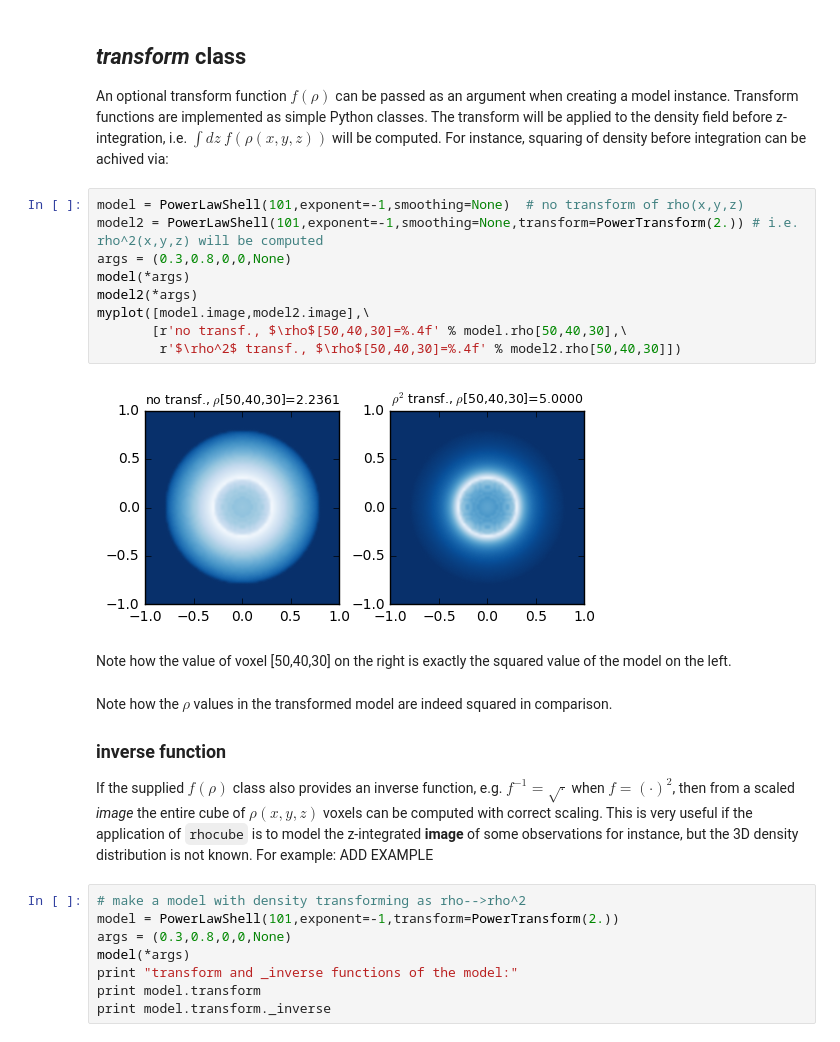
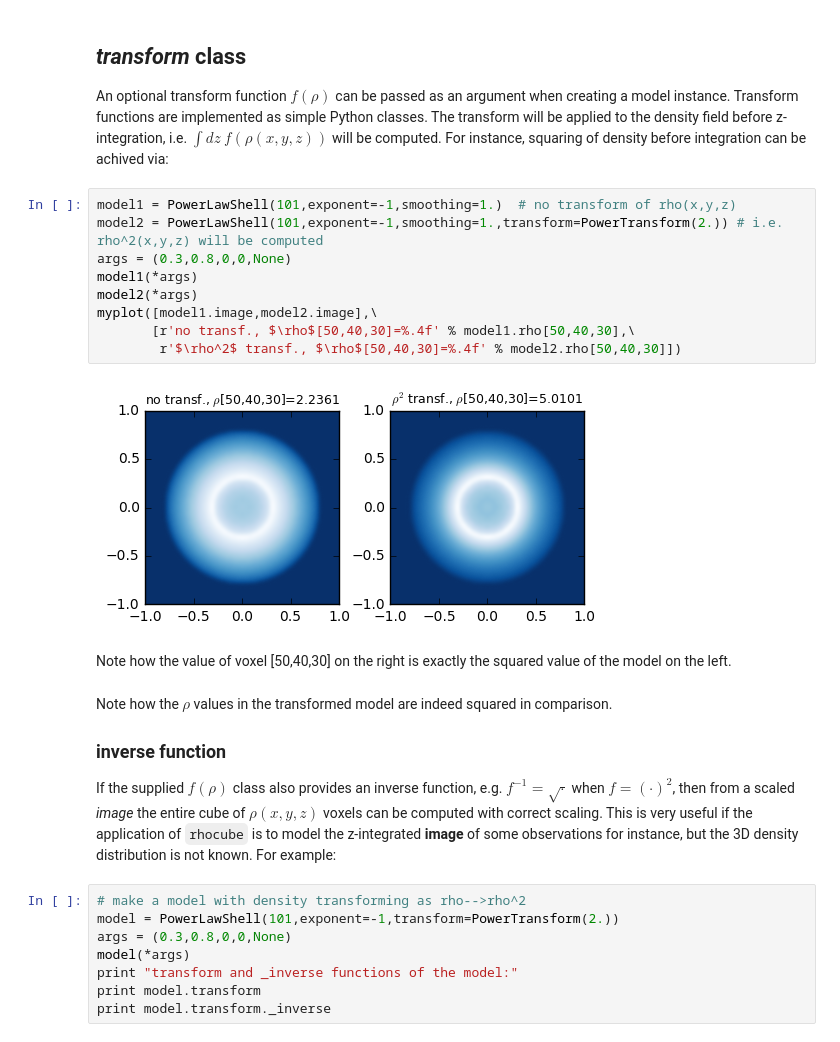
Before and after one commit to rnikutta/rhocube, a Jupyter notebook: rhocube.ipynb, the cells around one changed output. Saved outputs shown, nothing was run; the diff lists cells and outputs as text.

```diff
--- a/rhocube.ipynb
+++ b/rhocube.ipynb
@@ -151,23 +168,23 @@ p.plot(N.linspace(-1,1,model.npix),model.image[model.npix/2,:]) # plot the profi
 ## *transform* class
 An optional transform function $f(\rho)$ can be passed as an argument when creating a model instance. Transform functions are implemented as simple Python classes. The transform will be applied to the density field before z-integration, i.e. $\int dz\ f(\rho(x,y,z))$ will be computed. For instance, squaring of density before integration can be achived via:
 # %%
-model = PowerLawShell(101,exponent=-1,smoothing=None)  # no transform of rho(x,y,z)
-model2 = PowerLawShell(101,exponent=-1,smoothing=None,transform=PowerTransform(2.)) # i.e. rho^2(x,y,z) will be computed
+model1 = PowerLawShell(101,exponent=-1,smoothing=1.)  # no transform of rho(x,y,z)
+model2 = PowerLawShell(101,exponent=-1,smoothing=1.,transform=PowerTransform(2.)) # i.e. rho^2(x,y,z) will be computed
 args = (0.3,0.8,0,0,None)
-model(*args)
+model1(*args)
 model2(*args)
-myplot([model.image,model2.image],\
-       [r'no transf., $\rho$[50,40,30]=%.4f' % model.rho[50,40,30],\
+myplot([model1.image,model2.image],\
+       [r'no transf., $\rho$[50,40,30]=%.4f' % model1.rho[50,40,30],\
         r'$\rho^2$ transf., $\rho$[50,40,30]=%.4f' % model2.rho[50,40,30]])
 # %% [output]
-[figure, old version]
+[figure, new version]
 # %% [markdown]
 Note how the value of voxel [50,40,30] on the right is exactly the squared value of the model on the left.
 # %% [markdown]
 Note how the $\rho$ values in the transformed model are indeed squared in comparison.
 
 ### inverse function
-If the supplied $f(\rho)$ class also provides an inverse function, e.g. $f^{-1} = \sqrt{\cdot}$ when $f = (\cdot)^2$, then from a scaled _image_ the entire cube of $\rho(x,y,z)$ voxels can be computed with correct scaling. This is very useful if the application of `rhocube` is to model the z-integrated **image** of some observations for instance, but the 3D density distribution is not known. For example: ADD EXAMPLE
+If the supplied $f(\rho)$ class also provides an inverse function, e.g. $f^{-1} = \sqrt{\cdot}$ when $f = (\cdot)^2$, then from a scaled _image_ the entire cube of $\rho(x,y,z)$ voxels can be computed with correct scaling. This is very useful if the application of `rhocube` is to model the z-integrated **image** of some observations for instance, but the 3D density distribution is not known. For example:
 # %%
 # make a model with density transforming as rho-->rho^2
 model = PowerLawShell(101,exponent=-1,transform=PowerTransform(2.))
```
Also changed, not shown: parts of 6 cells of this notebook, 1 other file.
